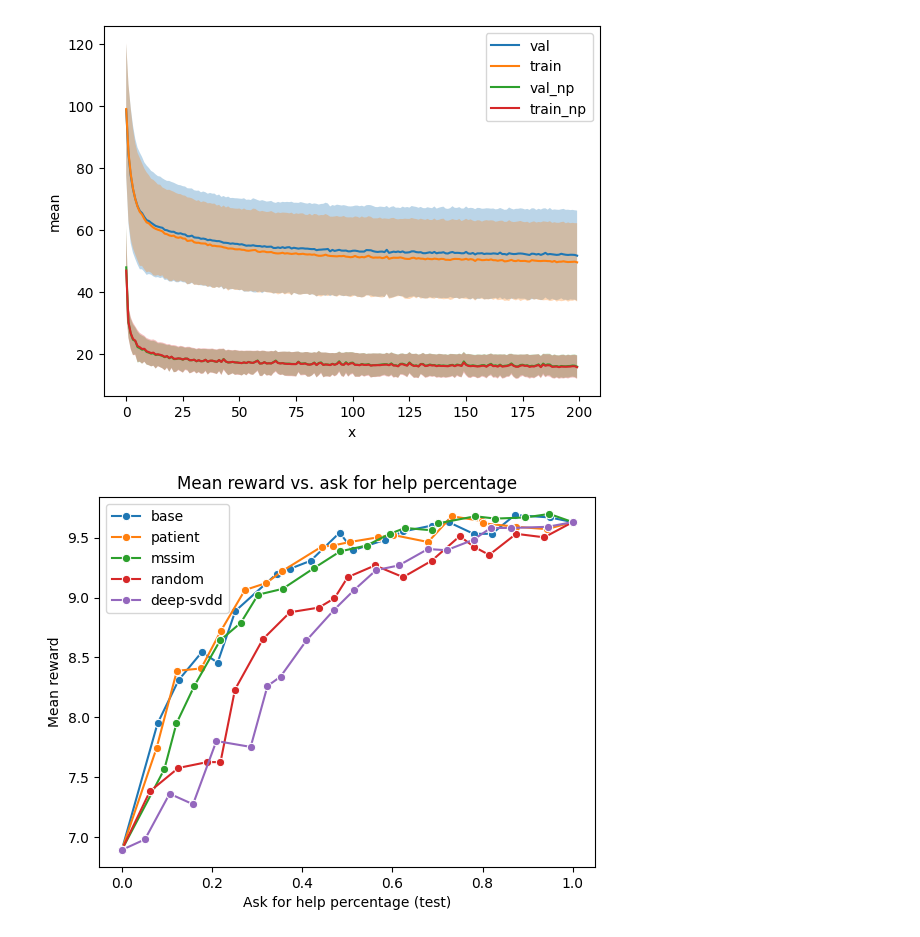
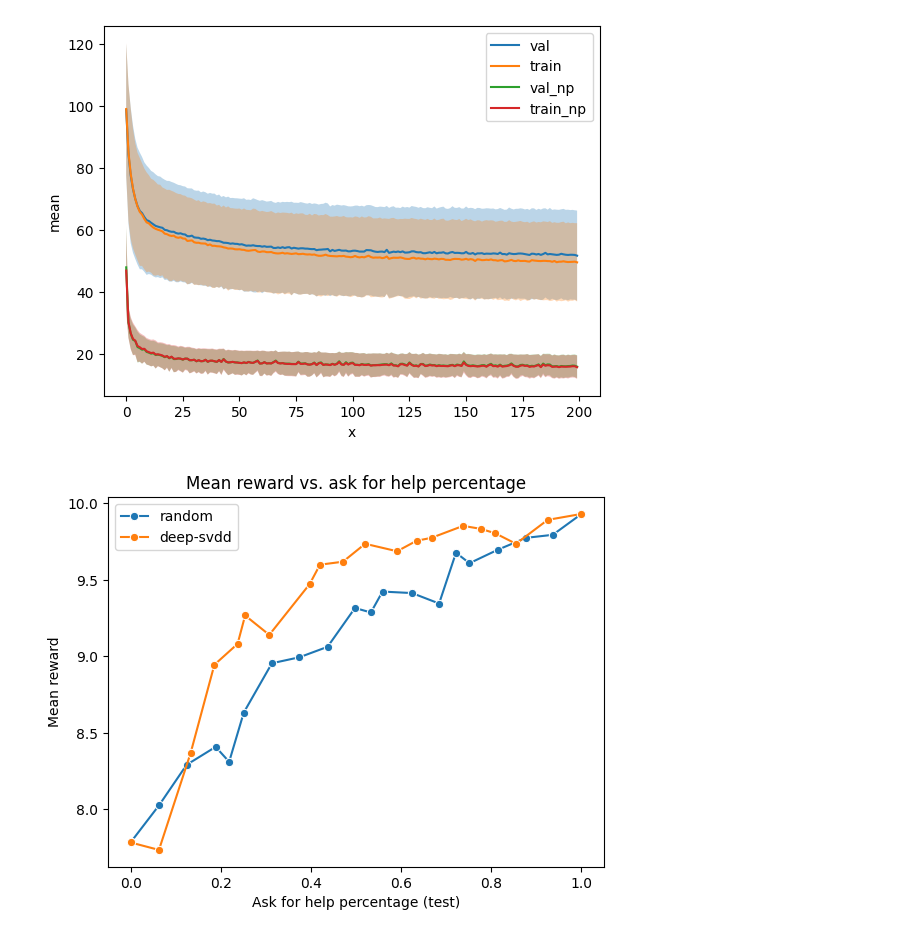
Before and after one commit to PavelCz/yrc-bench-fork, a Jupyter notebook: analyzing/plotting.ipynb, the cells around one changed output. Saved outputs shown, nothing was run; the diff lists cells and outputs as text; code cells hidden in the pictures.

Commit message:
Plots

```diff
--- a/analyzing/plotting.ipynb
+++ b/analyzing/plotting.ipynb
@@ -70,43 +70,12 @@ import matplotlib.pyplot as plt
 
 base_path = Path("/home/pavel/data/goal-misgen/tmp")
 
-# These are for the experiments with 20 thresholds, but only 256 episodes and with
-# backgrounds
-# eval_path = base_path / "09-eval-20-thresh"
-# evals = ["base-ae", "patient-big-ae", "patient-ae", "mssim-ae", "random_2", "deep-svdd"]
+# Current acttive with BG
+# eval_path = base_path / "15-fixed-obs"
+# evals = ["base", "patient", "mssim", "random", "deep-svdd"]
 
-# eval_path = base_path / "10-eval-no-bg"
-# evals = ["deep-svdd"]
-
-# eval_path = base_path / "12-more-eps"
-# evals = ["random", "deep-svdd", "patient-ae"]
-
-# eval_path = base_path / "13-fixed-levels"
-# evals = ["random"]
-
-# eval_path = base_path / "debug-01-better-thresholds"
-# evals = [
-#     "base_mssim_new",
-#     # "base_ae",
-#     "base_ae_new",
-#     "base_ae_old",
-#     # "base_ae_ood",
-#     # "base_ae_d78",
-#     # "base_ae_d78_32_eps",
-#     "base_ae_ood_32_eps",
-# ]
-
-# eval_path = base_path / "debug-02-better-thresholds"
-# evals = ["base", "mssim", "random", "deep-svdd"]
-
-# eval_path = base_path / "debug-04-no-bg"
-# evals = ["random"]
-
-# eval_path = base_path / "14-more-levels"
-# evals = ["base", "patient", "patient-big", "mssim", "random", "deep-svdd"]
-
-eval_path = base_path / "15-fixed-obs"
-evals = ["base", "patient", "mssim", "random", "deep-svdd"]
+eval_path = base_path / "19-no-bg"
+evals = ["random", "deep-svdd"]
 
 for eval in evals:
 
@@ -155,31 +124,31 @@ for eval in evals:
     #         if threshold is None:
     #             raise ValueError("Threshold is None")
     #         num_larger = np.sum(training_scores > threshold)
     #         train_ood_percentage.append(num_larger / len(training_scores))
     # else:
     #     train_ood_percentage = None
 
 
     # print(f"Ask for help percentage: {train_ood_percentage}")
 
     # Plot lineplot using seaborn.
     sns.lineplot(x=afh_percentage, y=mean_rewards, label=eval, marker="o")
 
 plt.xlabel("Ask for help percentage (test)")
 plt.ylabel("Mean reward")
 plt.title("Mean reward vs. ask for help percentage")
 plt.legend()
 plt.show()
 
 # Plot lineplot using matplotlib.
 # plt.plot(thresholds, mean_rewards)
 # plt.fill_between(thresholds, mean_rewards - std_rewards, mean_rewards + std_rewards, alpha=0.5)
 # plt.show()
 
 
 
 # print(eval_data["thresholds"])
 
 # print(eval_data["scores"])
 # %% [output]
-[figure, old version]
+[figure, new version]
```
